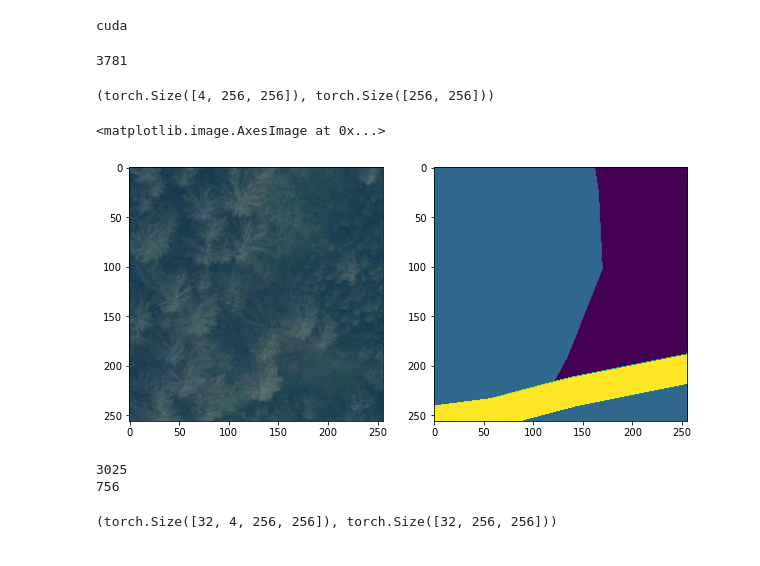
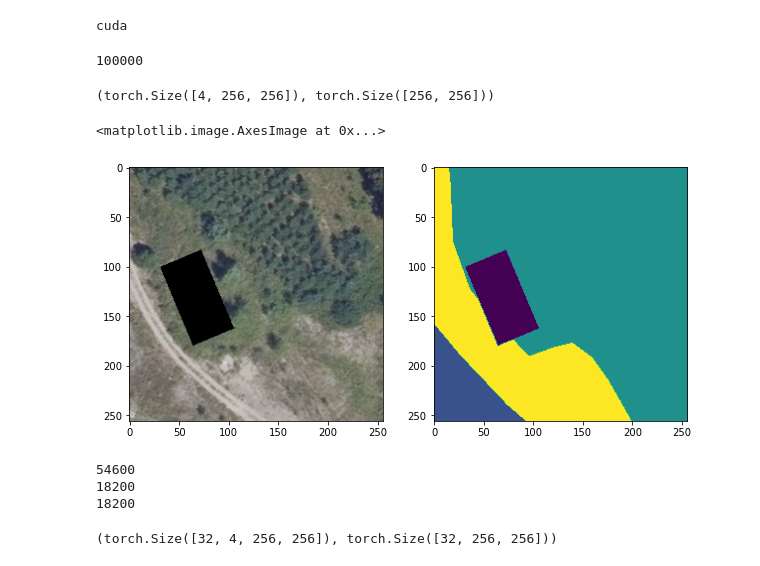
Before and after one commit to satlawa/edin_diss_geo, a Jupyter notebook: deep_learing/third_unet_typ.ipynb, the cells around one changed output. Cells and saved outputs as stored; diff of their text form; code cells hidden in the pictures.

Commit message:
created dataset

```diff
--- a/deep_learing/third_unet_typ.ipynb
+++ b/deep_learing/third_unet_typ.ipynb
@@ -100,47 +100,49 @@ class ForestDataset(torch.utils.data.Dataset):
         ''' closes the hdf5 file'''
         self.dset.close()
 # %%
-path_dataset = "/mnt/sda1/dataset_256_typ_small.h5"
+path_dataset = "/media/philipp/DATA/dataset/dataset_256_ba.h5"
 data = ForestDataset(path_dataset)
 len(data)
 # %% [output]
-3781
+100000
 # %%
 X, y = data[1000]
 X.shape, y.shape
 # %% [output]
 (torch.Size([4, 256, 256]), torch.Size([256, 256]))
 # %%
-X, y = data[47]
+X, y = data[54]
 fig, ax = plt.subplots(1,2, figsize=(10,9))
 ax[0].imshow(X.permute(1, 2, 0).numpy()[:,:,:3])
 ax[1].imshow(y.numpy())
 # %% [output]
 <matplotlib.image.AxesImage at 0x...>
-[figure, old version]
+[figure, new version]
 # %%
 # split data
 # %%
 batch_size = 32
 validation_split = .2
 shuffle_dataset = True
-random_seed= 42
+random_seed = 12
 
 # Creating data indices for training and validation splits:
-dataset_size = 144608
-dataset_size = len(data)
+dataset_size = 91000
+#dataset_size = len(data)
 indices = list(range(dataset_size))
 split = int(np.floor(validation_split * dataset_size))
 if shuffle_dataset :
     np.random.seed(random_seed)
     np.random.shuffle(indices)
-train_indices, val_indices = indices[split:], indices[:split]
+train_indices, val_indices, test_indices= indices[2*split:], indices[:split], indices[split:2*split]
 
 print(len(train_indices))
 print(len(val_indices))
+print(len(test_indices))
 # %% [output]
-3025
-756
+54600
+18200
+18200
 # %%
 # Creating PT data samplers and loaders:
 train_sampler = sampler.SubsetRandomSampler(train_indices)
```
Also changed, not shown: parts of 2 cells of this notebook, 10 other files.
